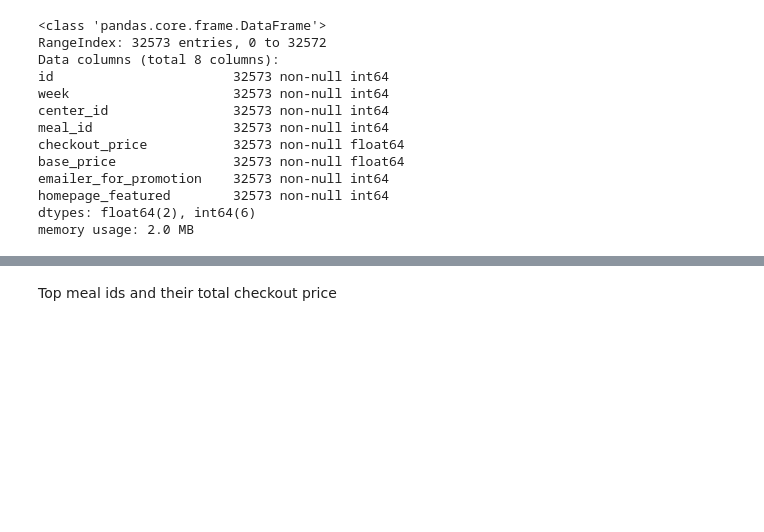
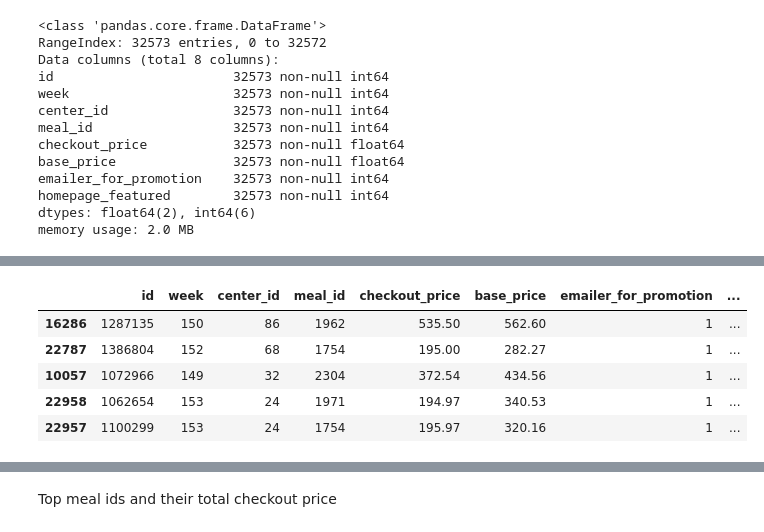
Before and after one commit to JayCarrLTD/Meal-Center, a Jupyter notebook: Meal Center.ipynb, the cells around one changed output, grey strips where cells are left out. Drawn from its saved outputs; the diff is of its cells as text; code cells hidden in the pictures; blank space fills up the shorter version.

```diff
--- a/Meal Center.ipynb
+++ b/Meal Center.ipynb
@@ -116,0 +175,9 @@ memory usage: 2.0 MB
+# %%
+test.sort_values(by='emailer_for_promotion', ascending=False).head()
+# %% [output]
+|  | id | week | center_id | meal_id | checkout_price | base_price | emailer_for_promotion | ... |
+| 16286 | 1287135 | 150 | 86 | 1962 | 535.50 | 562.60 | 1 | ... |
+| 22787 | 1386804 | 152 | 68 | 1754 | 195.00 | 282.27 | 1 | ... |
+| 10057 | 1072966 | 149 | 32 | 2304 | 372.54 | 434.56 | 1 | ... |
+| 22958 | 1062654 | 153 | 24 | 1971 | 194.97 | 340.53 | 1 | ... |
+| 22957 | 1100299 | 153 | 24 | 1754 | 195.97 | 320.16 | 1 | ... |
```
Also changed, not shown: parts of 18 cells of this notebook.
